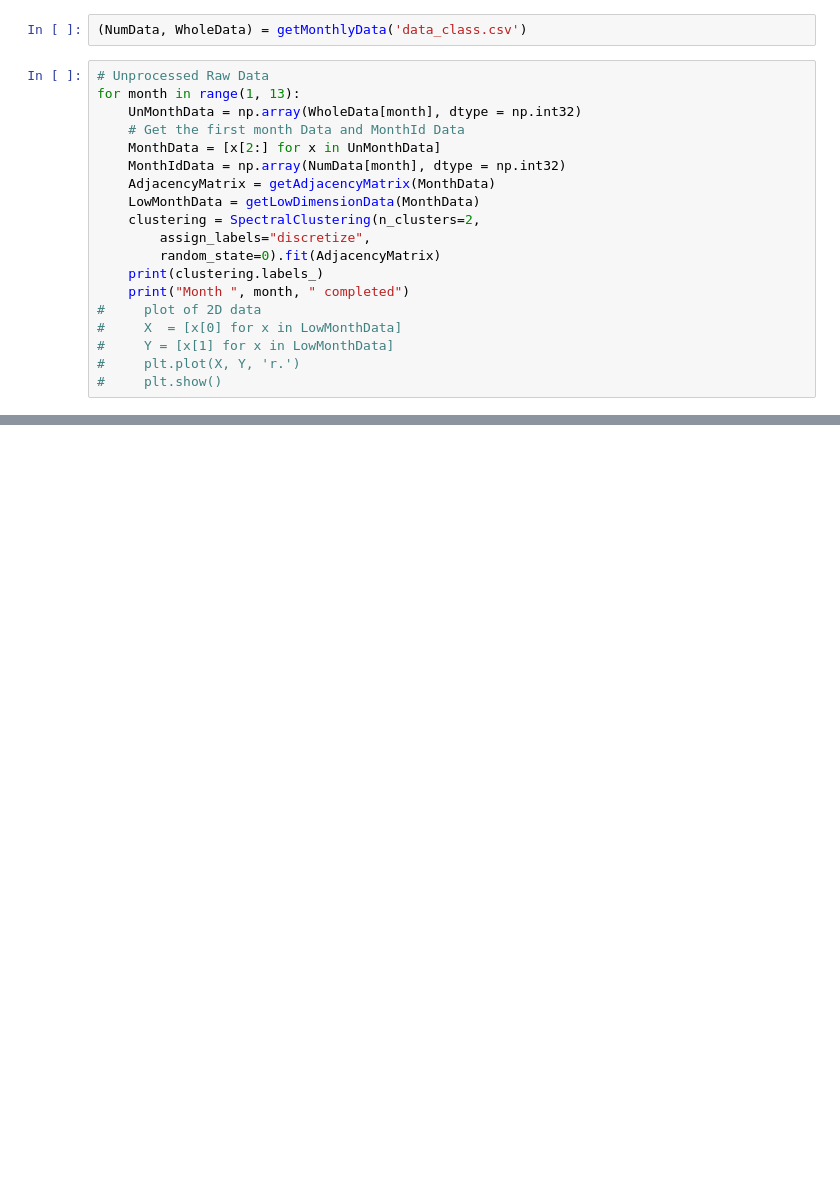
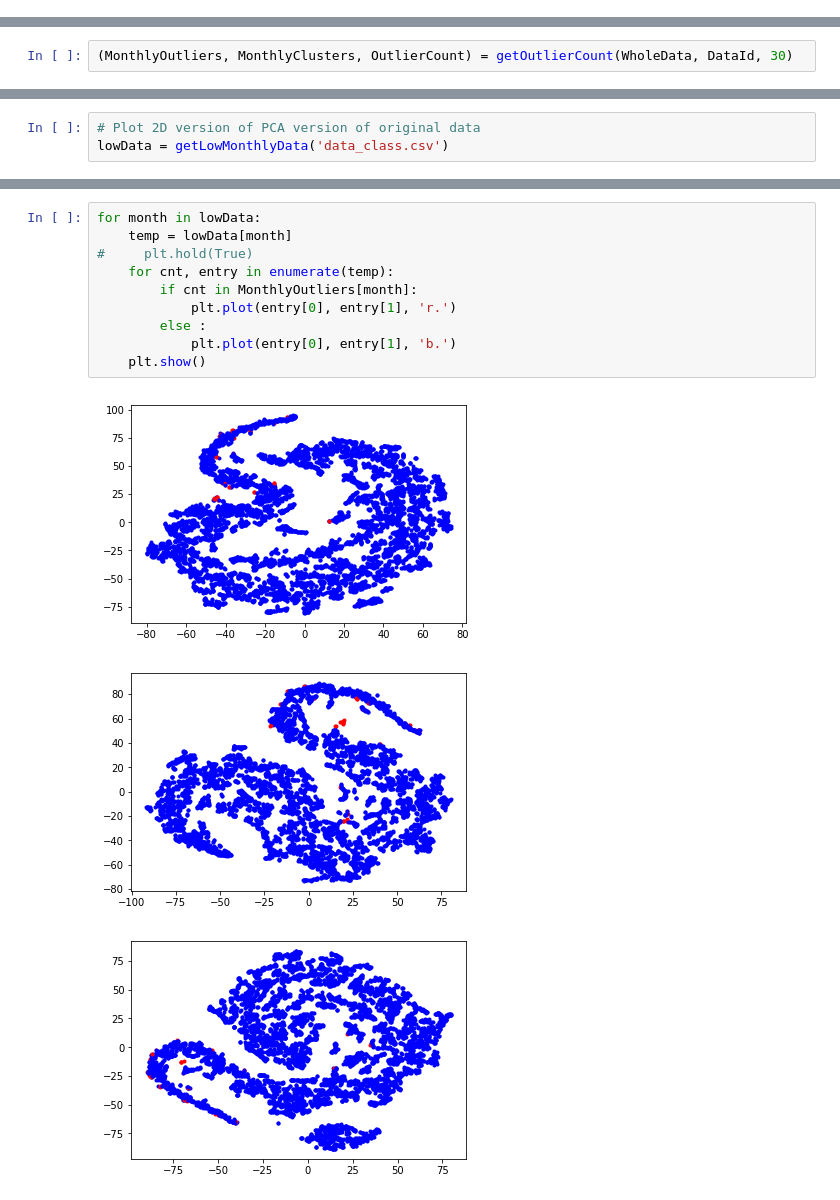
Before and after one commit to re1nth/Fraud-Analytics-2, a Jupyter notebook: Fraud-Analytics-2.0.ipynb, the cells around one changed output, grey strips where cells are left out. Drawn from its saved outputs; the diff is of its cells as text; blank space fills up the shorter version.

Commit message:
Added Clustering algorithm

```diff
--- a/Fraud-Analytics-2.0.ipynb
+++ b/Fraud-Analytics-2.0.ipynb
@@ -105,21 +118,0 @@ def getAdjacencyMatrix(Data):
-# %%
-(NumData, WholeData) = getMonthlyData('data_class.csv')
-# %%
-# Unprocessed Raw Data
-for month in range(1, 13):
-    UnMonthData = np.array(WholeData[month], dtype = np.int32)
-    # Get the first month Data and MonthId Data
-    MonthData = [x[2:] for x in UnMonthData]
-    MonthIdData = np.array(NumData[month], dtype = np.int32)
-    AdjacencyMatrix = getAdjacencyMatrix(MonthData)
-    LowMonthData = getLowDimensionData(MonthData)
-    clustering = SpectralClustering(n_clusters=2,
-        assign_labels="discretize",
-        random_state=0).fit(AdjacencyMatrix)
-    print(clustering.labels_)
-    print("Month ", month, " completed")
-#     plot of 2D data
-#     X  = [x[0] for x in LowMonthData]
-#     Y = [x[1] for x in LowMonthData]
-#     plt.plot(X, Y, 'r.')
-#     plt.show()
@@ -131,0 +158,2 @@ print(clustering.labels_)
+# %%
+(MonthlyOutliers, MonthlyClusters, OutlierCount) = getOutlierCount(WholeData, DataId, 30)
@@ -131,0 +190,3 @@ print(clustering.labels_)
+# %%
+# Plot 2D version of PCA version of original data
+lowData = getLowMonthlyData('data_class.csv')
@@ -131,0 +206,14 @@ print(clustering.labels_)
+# %%
+for month in lowData:
+    temp = lowData[month]
+#     plt.hold(True)
+    for cnt, entry in enumerate(temp):
+        if cnt in MonthlyOutliers[month]:
+            plt.plot(entry[0], entry[1], 'r.')
+        else :
+            plt.plot(entry[0], entry[1], 'b.')
+    plt.show()
+# %% [output]
+[figure, added]
+[figure, added]
+[figure, added]
```
Also changed, not shown: parts of 22 cells of this notebook, 14 other files.
